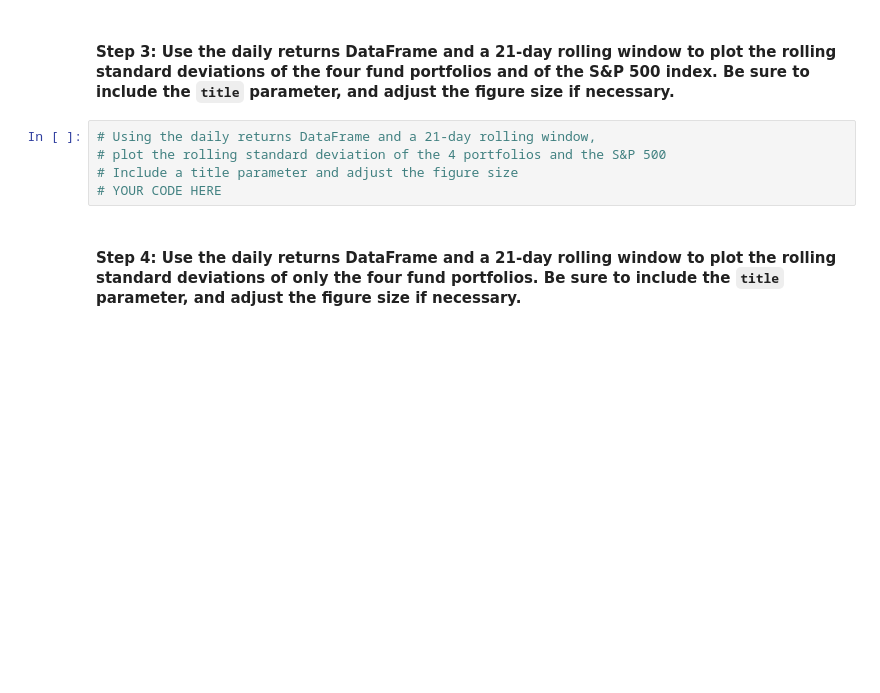
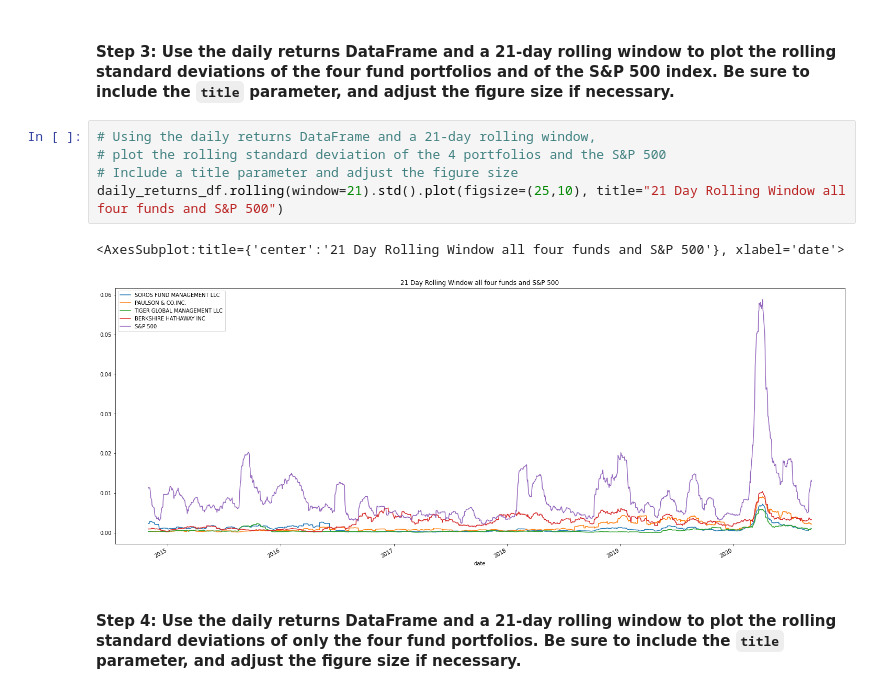
Before and after one commit to toniahurst/FinTech_Module_4_Challenge, a Jupyter notebook: risk_return_analysis.ipynb, the cells around one changed output. Saved outputs shown, nothing was run; the diff lists cells and outputs as text; blank space fills up the shorter version.

```diff
--- a/risk_return_analysis.ipynb
+++ b/risk_return_analysis.ipynb
@@ -245,8 +278,11 @@ four_funds_df.
 # %%
 # Using the daily returns DataFrame and a 21-day rolling window,
 # plot the rolling standard deviation of the 4 portfolios and the S&P 500
 # Include a title parameter and adjust the figure size
-# YOUR CODE HERE
+daily_returns_df.rolling(window=21).std().plot(figsize=(25,10), title="21 Day Rolling Window all four funds and S&P 500")
+# %% [output]
+<AxesSubplot:title={'center':'21 Day Rolling Window all four funds and S&P 500'}, xlabel='date'>
+[figure, added]
 # %% [markdown]
 #### Step 4: Use the daily returns DataFrame and a 21-day rolling window to plot the rolling standard deviations of only the four fund portfolios. Be sure to include the `title` parameter, and adjust the figure size if necessary.
 # %%
```
Also changed, not shown: parts of 7 cells of this notebook.
